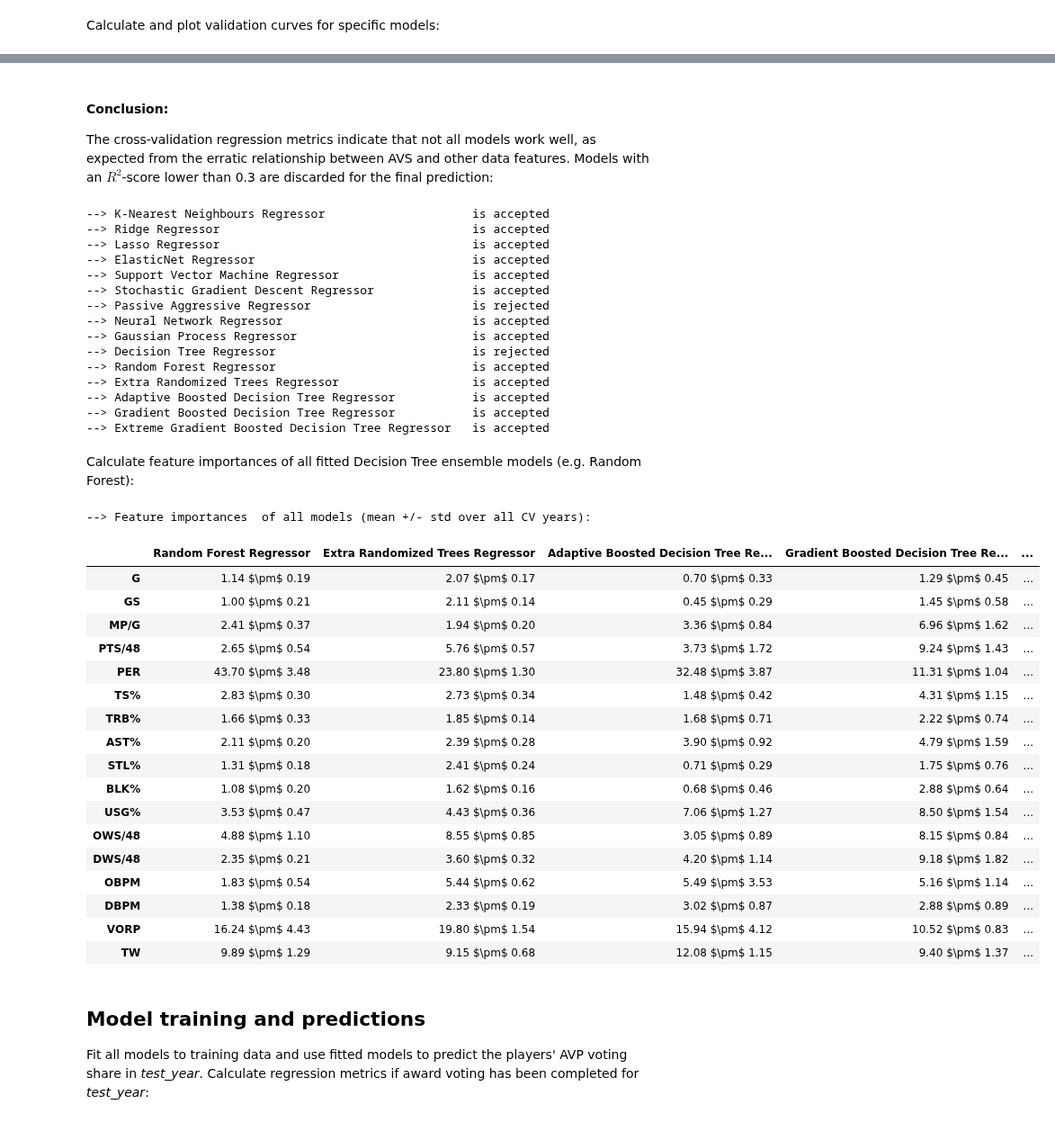
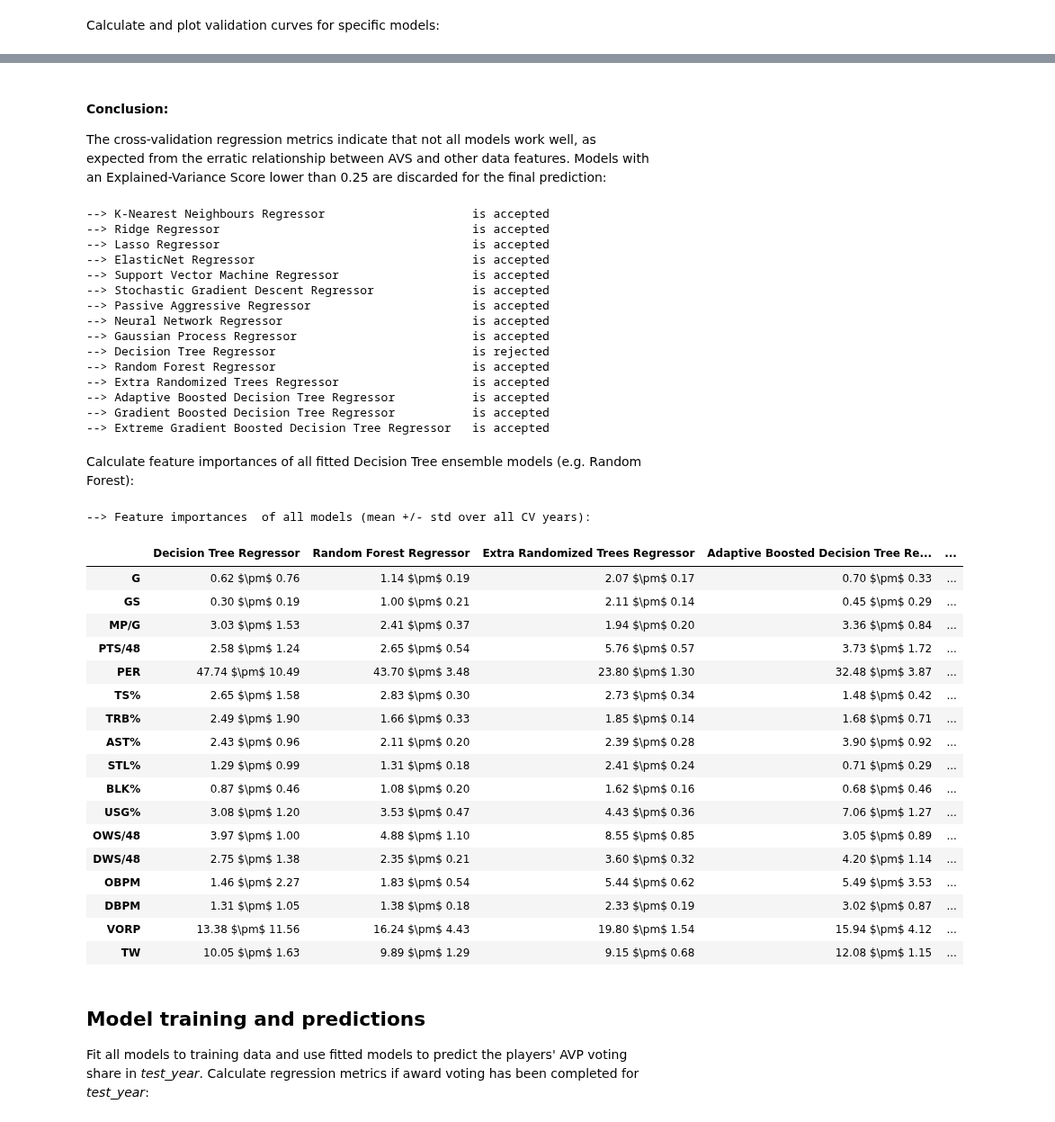
Before and after one commit to gmalim/NBA_analysis, a Jupyter notebook: NBA_PlayerAwards.ipynb, the cells around one changed output, grey strips where cells are left out. Shown at 90% size. Cells and saved outputs as stored; diff of their text form; code cells hidden in the pictures.

```diff
--- a/NBA_PlayerAwards.ipynb
+++ b/NBA_PlayerAwards.ipynb
@@ -79,7 +80,7 @@ Choose the NBA Player Award you want to predict:
 # %%
-awards = ['MVP', 'ROY', 'DPOY']
+awards = {1:'MVP', 2:'ROY', 3:'DPOY', 4:'SMOY'}
 
-award = awards[0]
+award = awards[1] # Enter an integer from the awards dict
 
-print("--> Player Award used in analysis = {}".format(award))
+print("--> Player Award used in analysis: {}".format(award))
 # %% [output]
@@ -180,11 +179,18 @@ else:
 # %% [markdown]
 Select only players which have played/started at least *min_num_games* number of games in a season:
 # %%
+#print("--> # of players in train set =", df_train.shape[0])
+#print("--> # of players in test  set =", df_test .shape[0])
+#print("")
+
+#df_train = df_train[df_train['AVS'] > 0]
+#df_test  = df_test [df_test ['AVS'] > 0]
+
 print("--> # of players in train set =", df_train.shape[0])
 print("--> # of players in test  set =", df_test .shape[0])
 print("")
 
-if (award == 'ROY'):
+if (award == 'ROY') or (award == 'SMOY'):
     df_train = df_train[df_train['G']  >= min_num_games]
     df_test  = df_test [df_test ['G']  >= min_num_games]
 else:
@@ -194,12 +200,6 @@ else:
 print("--> # of players in train set =", df_train.shape[0])
 print("--> # of players in test  set =", df_test .shape[0])
 
-#df_train = df_train[df_train['VS'] > 0]
-#df_test  = df_test [df_test ['VS'] > 0]
-
-#print("--> # of players in train set =", df_train.shape[0])
-#print("--> # of players in test  set =", df_test .shape[0])
-
 # Reset dataframe indices:
 
 df_train = df_train.reset_index(drop=True)
@@ -387,7 +387,7 @@ rseed = 666 # Set random_state of model (where applicable) to specific seed, to
 models = []
 
 estimator_name = 'K-Nearest Neighbours Regressor'
-n_n = 10
+n_n = 5
 w   = 'uniform' # 'uniform', 'distance'
 estimator = KNeighborsRegressor(n_neighbors=n_n, weights=w)
 models.append(MyModel(estimator_name, estimator))
@@ -796,20 +795,20 @@ display(df_cv_metrics_style)
 # %% [markdown]
 #### Conclusion:
 
-The cross-validation regression metrics indicate that not all models work well, as expected from the erratic relationship between AVS and other data features. Models with an $R^2$-score lower than 0.3 are discarded for the final prediction:
+The cross-validation regression metrics indicate that not all models work well, as expected from the erratic relationship between AVS and other data features. Models with an Explained-Variance Score lower than 0.25 are discarded for the final prediction:
 # %%
-R2_threshold = 0.3
+EVS_threshold = 0.25
 
 rejected_models = []
 
 for model in models:
-    if model.cv_r2 < R2_threshold:
+    if model.cv_evs < EVS_threshold:
         rejected_models.append(model)
         print("--> {:50} is rejected".format(model.estimator_name))
     else:
         print("--> {:50} is accepted".format(model.estimator_name))
 
-models = [x for x in models if x not in rejected_models]
+#models = [x for x in models if x not in rejected_models]
 # %% [output]
 --> K-Nearest Neighbours Regressor                     is accepted
 --> Ridge Regressor                                    is accepted
@@ -817,7 +816,7 @@ models = [x for x in models if x not in rejected_models]
 --> ElasticNet Regressor                               is accepted
 --> Support Vector Machine Regressor                   is accepted
 --> Stochastic Gradient Descent Regressor              is accepted
---> Passive Aggressive Regressor                       is rejected
+--> Passive Aggressive Regressor                       is accepted
 --> Neural Network Regressor                           is accepted
 --> Gaussian Process Regressor                         is accepted
 --> Decision Tree Regressor                            is rejected
@@ -831,47 +830,47 @@ Calculate feature importances of all fitted Decision Tree ensemble models (e.g.
 # %%
 df_importances = pd.DataFrame() #index=feature_names, columns=model_names)
 
 for model in models:
 
     if hasattr(model.estimator, "feature_importances_"):
 
         #print("--> Calculating feature importances for", model.estimator_name, "...")
 
-        cvimportances = model.cvimportances
+        cv_importances = model.cv_importances
 
-        df_cvimportances = pd.DataFrame(cvimportances, columns=feature_names)
+        df_cvimportances = pd.DataFrame(cv_importances, columns=feature_names)
 
         mean_cvimportances = np.mean(df_cvimportances, axis=0)
         std_cvimportances  = np.std (df_cvimportances, axis=0)
 
         for i in range(n_features):
             df_importances.loc[feature_names[i], model.estimator_name] = \
                 "{:.2f} $\pm$ {:.2f}".format((mean_cvimportances[i]*100), (std_cvimportances[i]*100))
 
 #print("")
 print("--> Feature importances  of all models (mean +/- std over all CV years):")
 df_importances.dropna(axis=1, how='all', inplace=True)
 display(df_importances)
 # %% [output]
 --> Feature importances  of all models (mean +/- std over all CV years):
-|  | Random Forest Regressor | Extra Randomized Trees Regressor | Adaptive Boosted Decision Tree Re... | Gradient Boosted Decision Tree Re... | ... |
-| G | 1.14 $\pm$ 0.19 | 2.07 $\pm$ 0.17 | 0.70 $\pm$ 0.33 | 1.29 $\pm$ 0.45 | ... |
-| GS | 1.00 $\pm$ 0.21 | 2.11 $\pm$ 0.14 | 0.45 $\pm$ 0.29 | 1.45 $\pm$ 0.58 | ... |
-| MP/G | 2.41 $\pm$ 0.37 | 1.94 $\pm$ 0.20 | 3.36 $\pm$ 0.84 | 6.96 $\pm$ 1.62 | ... |
-| PTS/48 | 2.65 $\pm$ 0.54 | 5.76 $\pm$ 0.57 | 3.73 $\pm$ 1.72 | 9.24 $\pm$ 1.43 | ... |
-| PER | 43.70 $\pm$ 3.48 | 23.80 $\pm$ 1.30 | 32.48 $\pm$ 3.87 | 11.31 $\pm$ 1.04 | ... |
-| TS% | 2.83 $\pm$ 0.30 | 2.73 $\pm$ 0.34 | 1.48 $\pm$ 0.42 | 4.31 $\pm$ 1.15 | ... |
-| TRB% | 1.66 $\pm$ 0.33 | 1.85 $\pm$ 0.14 | 1.68 $\pm$ 0.71 | 2.22 $\pm$ 0.74 | ... |
-| AST% | 2.11 $\pm$ 0.20 | 2.39 $\pm$ 0.28 | 3.90 $\pm$ 0.92 | 4.79 $\pm$ 1.59 | ... |
-| STL% | 1.31 $\pm$ 0.18 | 2.41 $\pm$ 0.24 | 0.71 $\pm$ 0.29 | 1.75 $\pm$ 0.76 | ... |
-| BLK% | 1.08 $\pm$ 0.20 | 1.62 $\pm$ 0.16 | 0.68 $\pm$ 0.46 | 2.88 $\pm$ 0.64 | ... |
-| USG% | 3.53 $\pm$ 0.47 | 4.43 $\pm$ 0.36 | 7.06 $\pm$ 1.27 | 8.50 $\pm$ 1.54 | ... |
-| OWS/48 | 4.88 $\pm$ 1.10 | 8.55 $\pm$ 0.85 | 3.05 $\pm$ 0.89 | 8.15 $\pm$ 0.84 | ... |
-| DWS/48 | 2.35 $\pm$ 0.21 | 3.60 $\pm$ 0.32 | 4.20 $\pm$ 1.14 | 9.18 $\pm$ 1.82 | ... |
-| OBPM | 1.83 $\pm$ 0.54 | 5.44 $\pm$ 0.62 | 5.49 $\pm$ 3.53 | 5.16 $\pm$ 1.14 | ... |
-| DBPM | 1.38 $\pm$ 0.18 | 2.33 $\pm$ 0.19 | 3.02 $\pm$ 0.87 | 2.88 $\pm$ 0.89 | ... |
-| VORP | 16.24 $\pm$ 4.43 | 19.80 $\pm$ 1.54 | 15.94 $\pm$ 4.12 | 10.52 $\pm$ 0.83 | ... |
-| TW | 9.89 $\pm$ 1.29 | 9.15 $\pm$ 0.68 | 12.08 $\pm$ 1.15 | 9.40 $\pm$ 1.37 | ... |
+|  | Decision Tree Regressor | Random Forest Regressor | Extra Randomized Trees Regressor | Adaptive Boosted Decision Tree Re... | ... |
+| G | 0.62 $\pm$ 0.76 | 1.14 $\pm$ 0.19 | 2.07 $\pm$ 0.17 | 0.70 $\pm$ 0.33 | ... |
+| GS | 0.30 $\pm$ 0.19 | 1.00 $\pm$ 0.21 | 2.11 $\pm$ 0.14 | 0.45 $\pm$ 0.29 | ... |
+| MP/G | 3.03 $\pm$ 1.53 | 2.41 $\pm$ 0.37 | 1.94 $\pm$ 0.20 | 3.36 $\pm$ 0.84 | ... |
+| PTS/48 | 2.58 $\pm$ 1.24 | 2.65 $\pm$ 0.54 | 5.76 $\pm$ 0.57 | 3.73 $\pm$ 1.72 | ... |
+| PER | 47.74 $\pm$ 10.49 | 43.70 $\pm$ 3.48 | 23.80 $\pm$ 1.30 | 32.48 $\pm$ 3.87 | ... |
+| TS% | 2.65 $\pm$ 1.58 | 2.83 $\pm$ 0.30 | 2.73 $\pm$ 0.34 | 1.48 $\pm$ 0.42 | ... |
+| TRB% | 2.49 $\pm$ 1.90 | 1.66 $\pm$ 0.33 | 1.85 $\pm$ 0.14 | 1.68 $\pm$ 0.71 | ... |
+| AST% | 2.43 $\pm$ 0.96 | 2.11 $\pm$ 0.20 | 2.39 $\pm$ 0.28 | 3.90 $\pm$ 0.92 | ... |
+| STL% | 1.29 $\pm$ 0.99 | 1.31 $\pm$ 0.18 | 2.41 $\pm$ 0.24 | 0.71 $\pm$ 0.29 | ... |
+| BLK% | 0.87 $\pm$ 0.46 | 1.08 $\pm$ 0.20 | 1.62 $\pm$ 0.16 | 0.68 $\pm$ 0.46 | ... |
+| USG% | 3.08 $\pm$ 1.20 | 3.53 $\pm$ 0.47 | 4.43 $\pm$ 0.36 | 7.06 $\pm$ 1.27 | ... |
+| OWS/48 | 3.97 $\pm$ 1.00 | 4.88 $\pm$ 1.10 | 8.55 $\pm$ 0.85 | 3.05 $\pm$ 0.89 | ... |
+| DWS/48 | 2.75 $\pm$ 1.38 | 2.35 $\pm$ 0.21 | 3.60 $\pm$ 0.32 | 4.20 $\pm$ 1.14 | ... |
+| OBPM | 1.46 $\pm$ 2.27 | 1.83 $\pm$ 0.54 | 5.44 $\pm$ 0.62 | 5.49 $\pm$ 3.53 | ... |
+| DBPM | 1.31 $\pm$ 1.05 | 1.38 $\pm$ 0.18 | 2.33 $\pm$ 0.19 | 3.02 $\pm$ 0.87 | ... |
+| VORP | 13.38 $\pm$ 11.56 | 16.24 $\pm$ 4.43 | 19.80 $\pm$ 1.54 | 15.94 $\pm$ 4.12 | ... |
+| TW | 10.05 $\pm$ 1.63 | 9.89 $\pm$ 1.29 | 9.15 $\pm$ 0.68 | 12.08 $\pm$ 1.15 | ... |
 # %% [markdown]
 ## Model training and predictions
 
```
Also changed, not shown: parts of 22 cells of this notebook, 2 other files.
